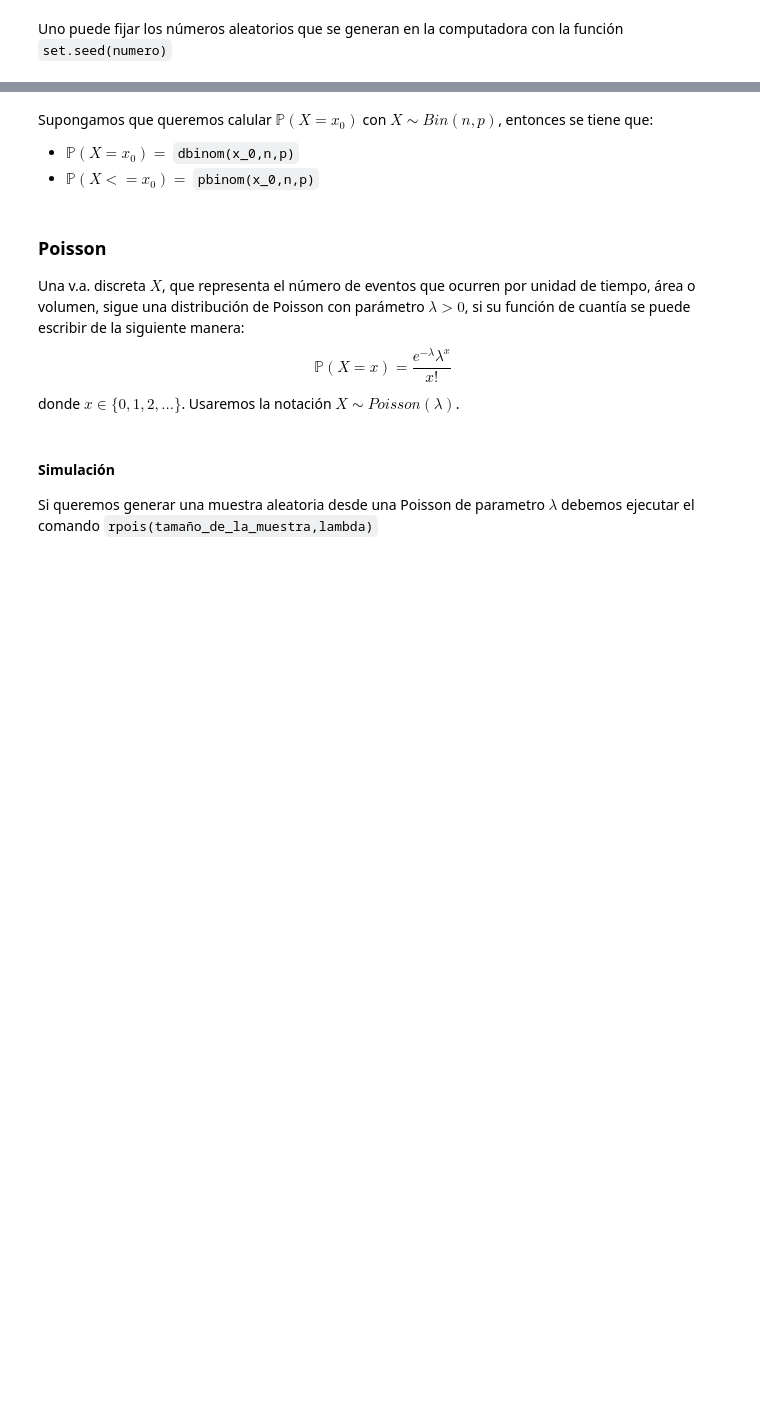
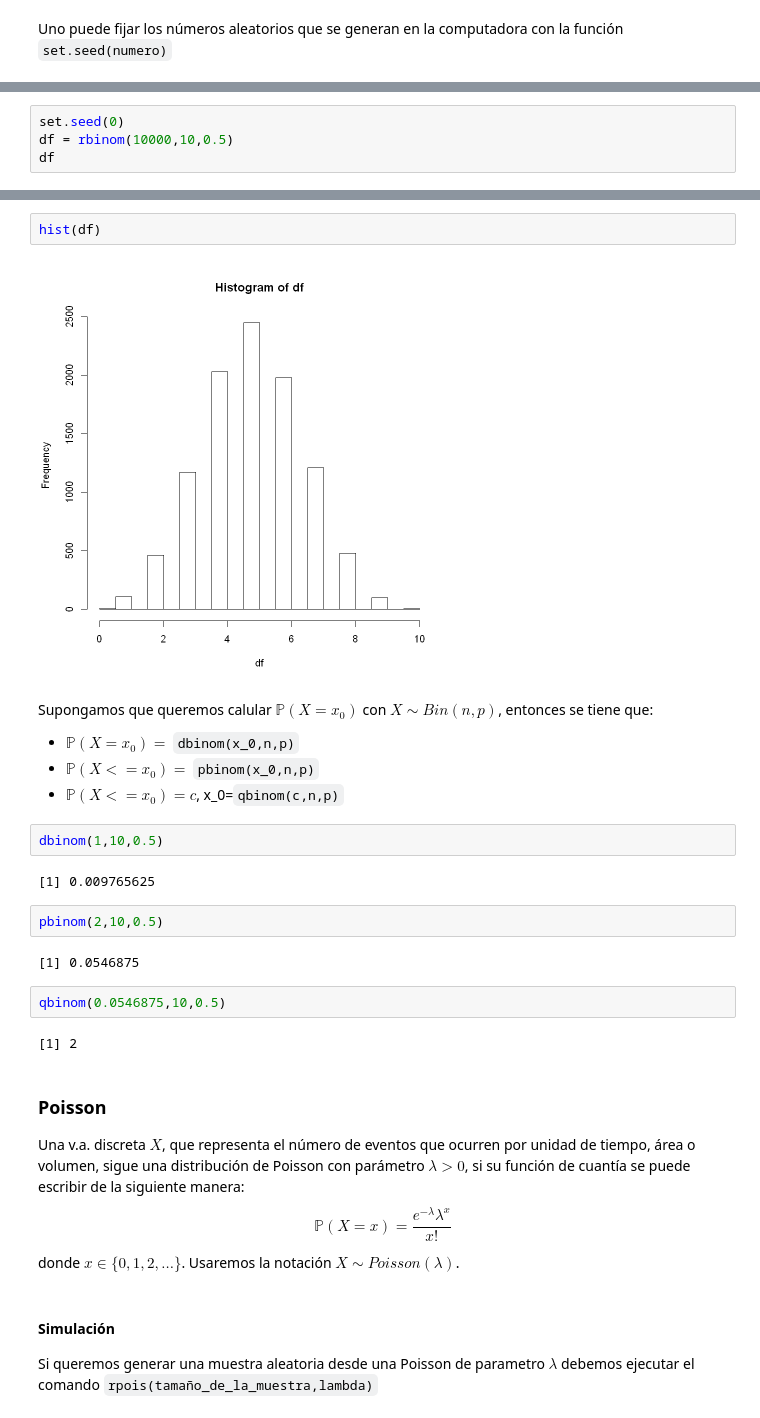
Before and after one commit to Fabimath/LEC-PYE, a Jupyter notebook: Clases/Clase_04.ipynb, the cells around one changed output, grey strips where cells are left out. Drawn from its saved outputs; the diff is of its cells as text; blank space fills up the shorter version.

```diff
--- a/Clases/Clase_04.ipynb
+++ b/Clases/Clase_04.ipynb
@@ -198,0 +117,4 @@ Para generar datos aleatorios de una binomial de parametros $n$ y $p$ se utiliza
+# %%
+set.seed(0)
+df = rbinom(10000,10,0.5)
+df
@@ -199,7 +139,24 @@ Para generar datos aleatorios de una binomial de parametros $n$ y $p$ se utiliza
+# %%
+hist(df)
+# %% [output]
+[figure, added]
 # %% [markdown]
 Supongamos que queremos calular $\mathbb{P}(X = x_0)$ con $X\sim Bin(n,p)$, entonces se tiene que:
 * $\mathbb{P}(X = x_0) =$ `dbinom(x_0,n,p)`
 * $\mathbb{P}(X <= x_0) =$ `pbinom(x_0,n,p)`
+* $\mathbb{P}(X <= x_0) = c$, x_0=`qbinom(c,n,p)`
+# %%
+dbinom(1,10,0.5)
+# %% [output]
+[1] 0.009765625
+# %%
+pbinom(2,10,0.5)
+# %% [output]
+[1] 0.0546875
+# %%
+qbinom(0.0546875,10,0.5)
+# %% [output]
+[1] 2
 # %% [markdown]
 ### Poisson
 Una v.a. discreta $X$, que representa el número de eventos que ocurren por unidad de tiempo, área
```
Also changed, not shown: parts of 14 cells of this notebook, 1 other file.
